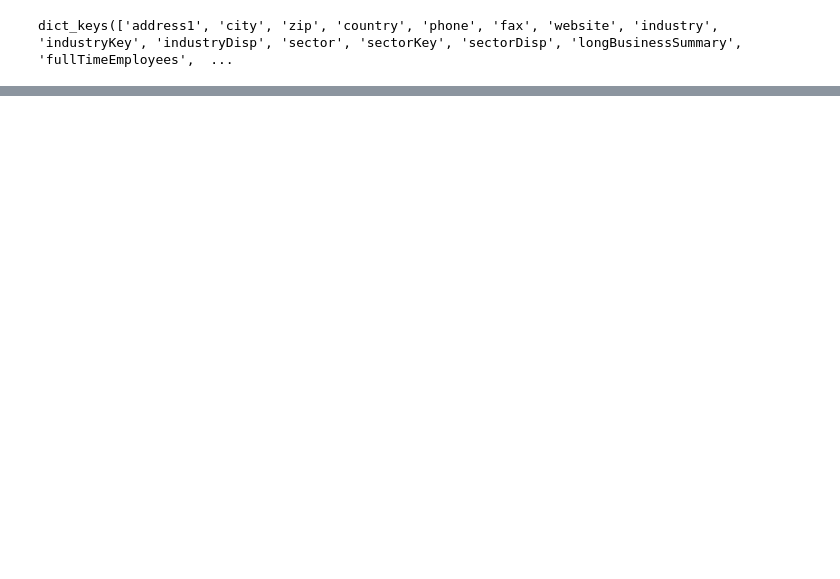
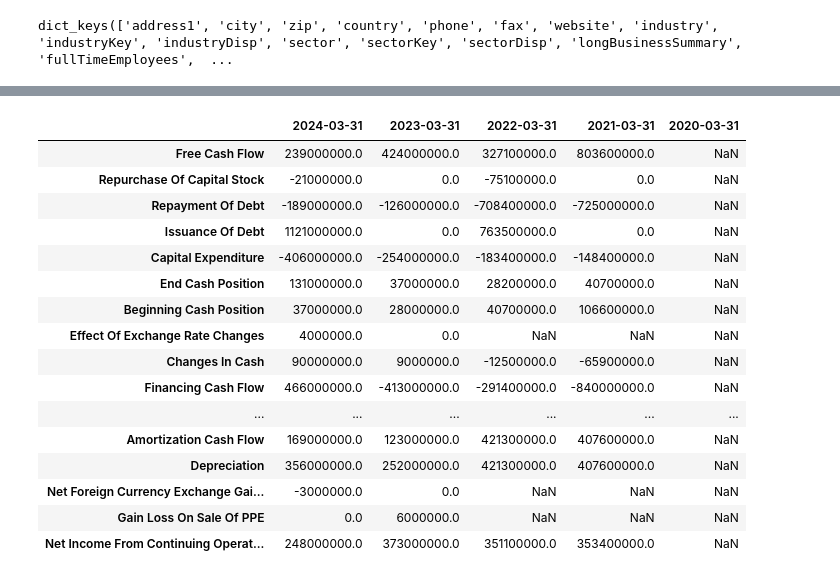
Before and after one commit to P1N60/Uni, a Jupyter notebook: VS-Code/Side-Projects/Tabular-deep-learning/Notebooks/simpleScreener.ipynb, the cells around one changed output, grey strips where cells are left out. Drawn from its saved outputs; the diff is of its cells as text; code cells hidden in the pictures; blank space fills up the shorter version.

```diff
--- a/VS-Code/Side-Projects/Tabular-deep-learning/Notebooks/simpleScreener.ipynb
+++ b/VS-Code/Side-Projects/Tabular-deep-learning/Notebooks/simpleScreener.ipynb
@@ -99 +138,21 @@ dict_keys(['address1', 'city', 'zip', 'country', 'phone', 'fax', 'website', 'ind
+# %%
+yf.Ticker(symbols[0]).cashflow
+# %% [output]
+|  | 2024-03-31 | 2023-03-31 | 2022-03-31 | 2021-03-31 | 2020-03-31 |
+| Free Cash Flow | 239000000.0 | 424000000.0 | 327100000.0 | 803600000.0 | NaN |
+| Repurchase Of Capital Stock | -21000000.0 | 0.0 | -75100000.0 | 0.0 | NaN |
+| Repayment Of Debt | -189000000.0 | -126000000.0 | -708400000.0 | -725000000.0 | NaN |
+| Issuance Of Debt | 1121000000.0 | 0.0 | 763500000.0 | 0.0 | NaN |
+| Capital Expenditure | -406000000.0 | -254000000.0 | -183400000.0 | -148400000.0 | NaN |
+| End Cash Position | 131000000.0 | 37000000.0 | 28200000.0 | 40700000.0 | NaN |
+| Beginning Cash Position | 37000000.0 | 28000000.0 | 40700000.0 | 106600000.0 | NaN |
+| Effect Of Exchange Rate Changes | 4000000.0 | 0.0 | NaN | NaN | NaN |
+| Changes In Cash | 90000000.0 | 9000000.0 | -12500000.0 | -65900000.0 | NaN |
+| Financing Cash Flow | 466000000.0 | -413000000.0 | -291400000.0 | -840000000.0 | NaN |
+| ... | ... | ... | ... | ... | ... |
+| Amortization Cash Flow | 169000000.0 | 123000000.0 | 421300000.0 | 407600000.0 | NaN |
+| Depreciation | 356000000.0 | 252000000.0 | 421300000.0 | 407600000.0 | NaN |
+| Net Foreign Currency Exchange Gai... | -3000000.0 | 0.0 | NaN | NaN | NaN |
+| Gain Loss On Sale Of PPE | 0.0 | 6000000.0 | NaN | NaN | NaN |
+| Net Income From Continuing Operat... | 248000000.0 | 373000000.0 | 351100000.0 | 353400000.0 | NaN |
 # %%
```
Also changed, not shown: parts of 9 cells of this notebook, 8 other files.
